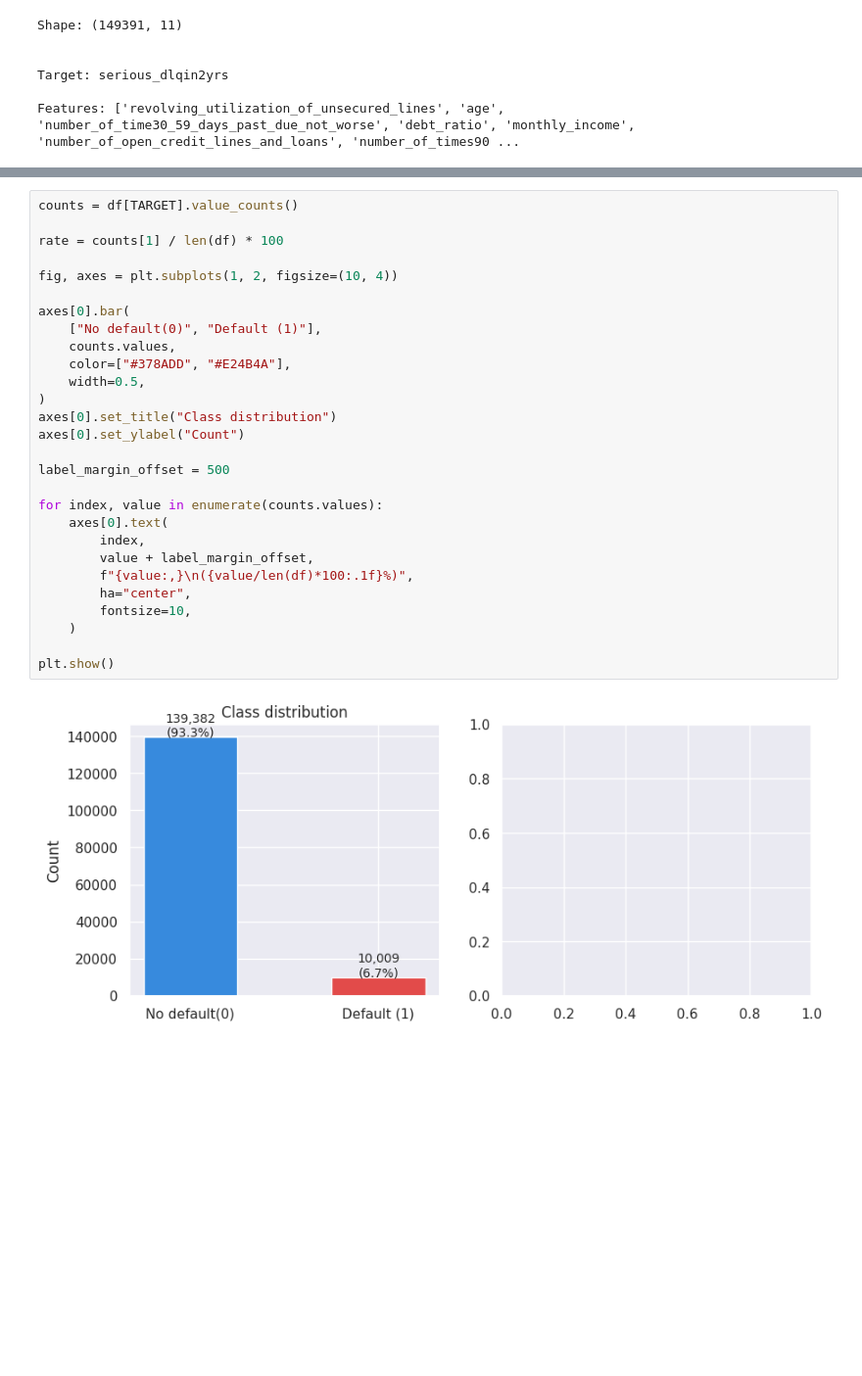
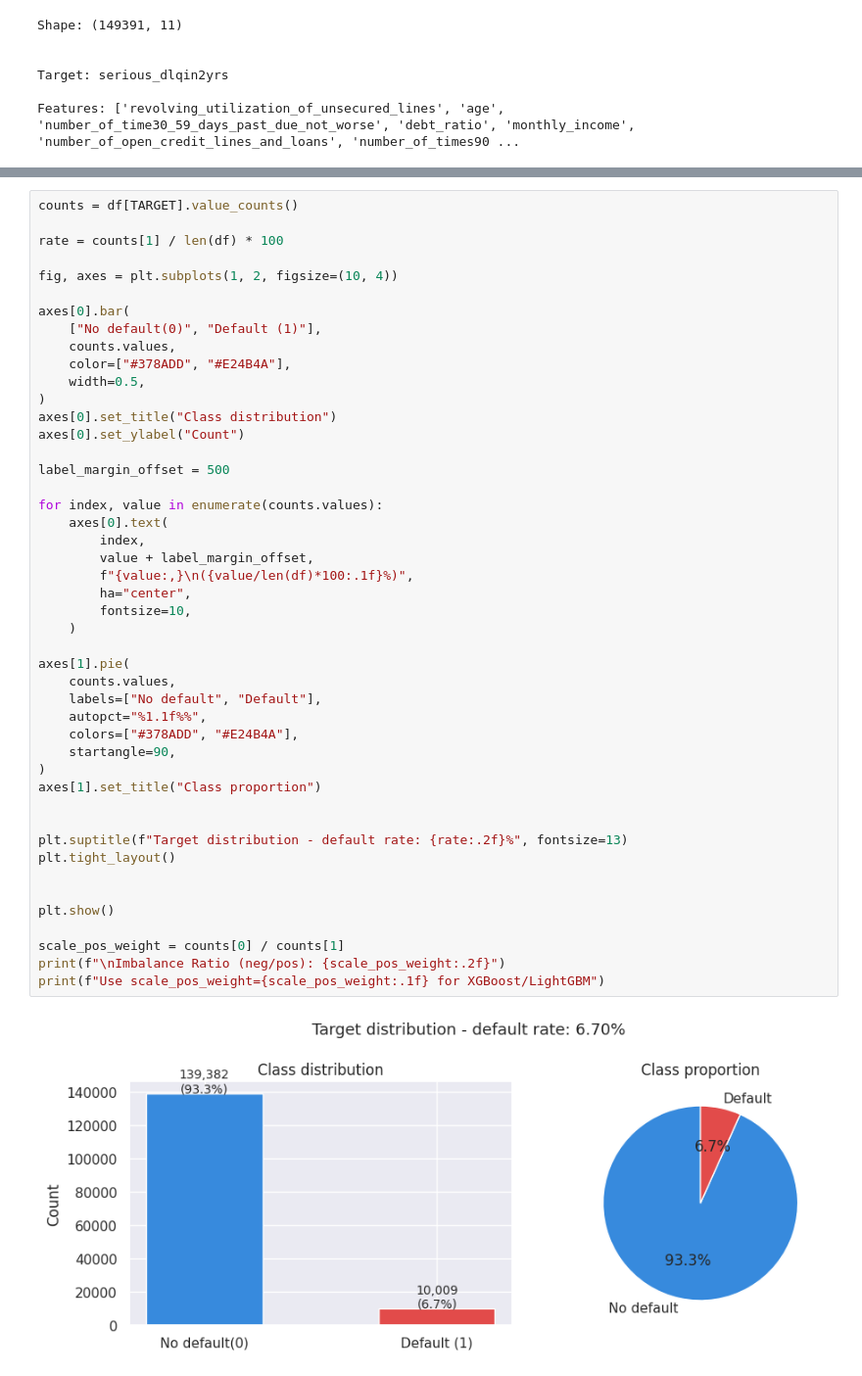
Before and after one commit to dmenezesgabriel/credit-risk-e2e, a Jupyter notebook: notebooks/01_eda.ipynb, the cells around one changed output, grey strips where cells are left out. Shown at 98% size. Cells and saved outputs as stored; diff of their text form; blank space fills up the shorter version.

```diff
--- a/notebooks/01_eda.ipynb
+++ b/notebooks/01_eda.ipynb
@@ -110,30 +111,48 @@ Target distribution
 # %%
 counts = df[TARGET].value_counts()
 
 rate = counts[1] / len(df) * 100
 
 fig, axes = plt.subplots(1, 2, figsize=(10, 4))
 
 axes[0].bar(
     ["No default(0)", "Default (1)"],
     counts.values,
     color=["#378ADD", "#E24B4A"],
     width=0.5,
 )
 axes[0].set_title("Class distribution")
 axes[0].set_ylabel("Count")
 
 label_margin_offset = 500
 
 for index, value in enumerate(counts.values):
     axes[0].text(
         index,
         value + label_margin_offset,
         f"{value:,}\n({value/len(df)*100:.1f}%)",
         ha="center",
         fontsize=10,
     )
 
+axes[1].pie(
+    counts.values,
+    labels=["No default", "Default"],
+    autopct="%1.1f%%",
+    colors=["#378ADD", "#E24B4A"],
+    startangle=90,
+)
+axes[1].set_title("Class proportion")
+
+
+plt.suptitle(f"Target distribution - default rate: {rate:.2f}%", fontsize=13)
+plt.tight_layout()
+
+
 plt.show()
+
+scale_pos_weight = counts[0] / counts[1]
+print(f"\nImbalance Ratio (neg/pos): {scale_pos_weight:.2f}")
+print(f"Use scale_pos_weight={scale_pos_weight:.1f} for XGBoost/LightGBM")
 # %% [output]
-[figure, old version]
+[figure, new version]
```
Also changed, not shown: parts of 7 cells of this notebook.
